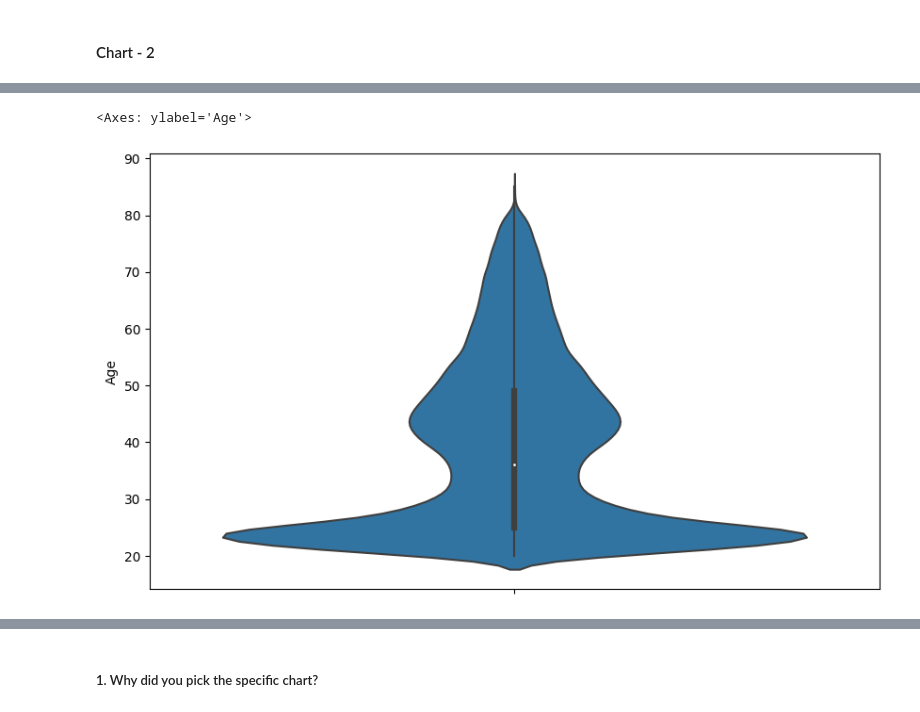
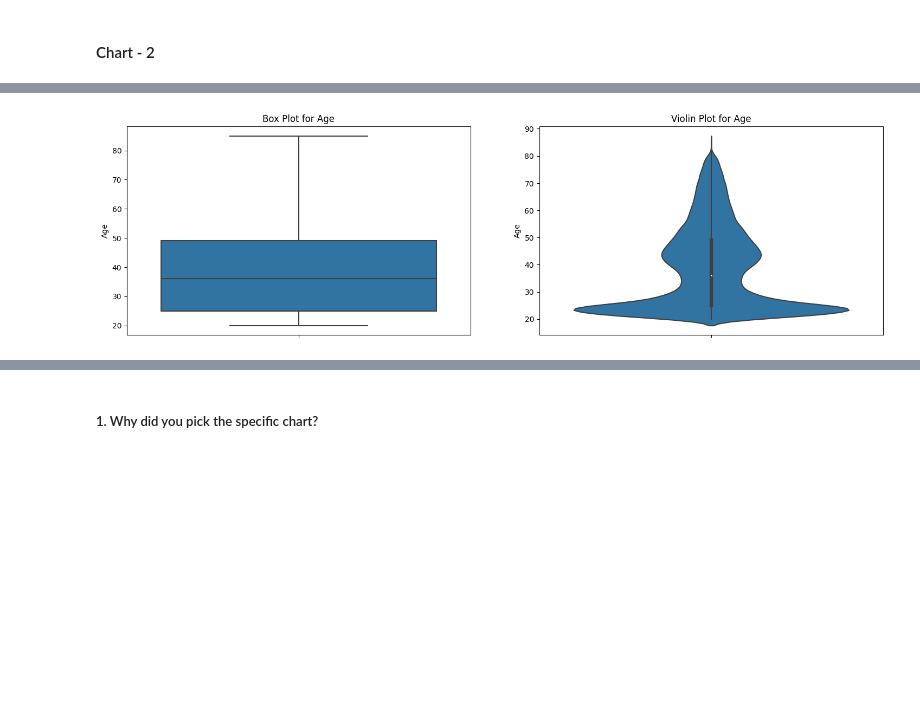
Before and after one commit to priyaregit/Classification-ML_Insurance-Cross-Sell-Prediction, a Jupyter notebook: Health_Insurance_Cross_Sell_Prediction_Classification.ipynb, the cells around one changed output, grey strips where cells are left out. Cells and saved outputs as stored; diff of their text form; code cells hidden in the pictures; blank space fills up the shorter version.

```diff
--- a/Health_Insurance_Cross_Sell_Prediction_Classification.ipynb
+++ b/Health_Insurance_Cross_Sell_Prediction_Classification.ipynb
@@ -356,5 +373,19 @@ sns.boxplot(y=df['Age'])
-# %%
-sns.violinplot(y=df['Age'])
-# %% [output]
-<Axes: ylabel='Age'>
-[figure, removed]
+# %%
+# Chart - 2 visualization code
+
+# Setting display figure size
+fig = plt.figure(figsize = (18,5))
+
+# Box plot to check for the distribution of customers' age
+ax1 = plt.subplot2grid((1,2),(0,0))
+sns.boxplot(y=df['Age'])
+plt.title("Box Plot for Age")
+
+# Violin plot to check for the distribution of customers' age
+ax1 = plt.subplot2grid((1,2),(0,1))
+sns.violinplot(y=df['Age'])
+plt.title("Violin Plot for Age")
+
+plt.rcParams['figure.figsize'] = (10, 6)
+# %% [output]
+[figure, added]
```
Also changed, not shown: parts of 40 cells of this notebook.
